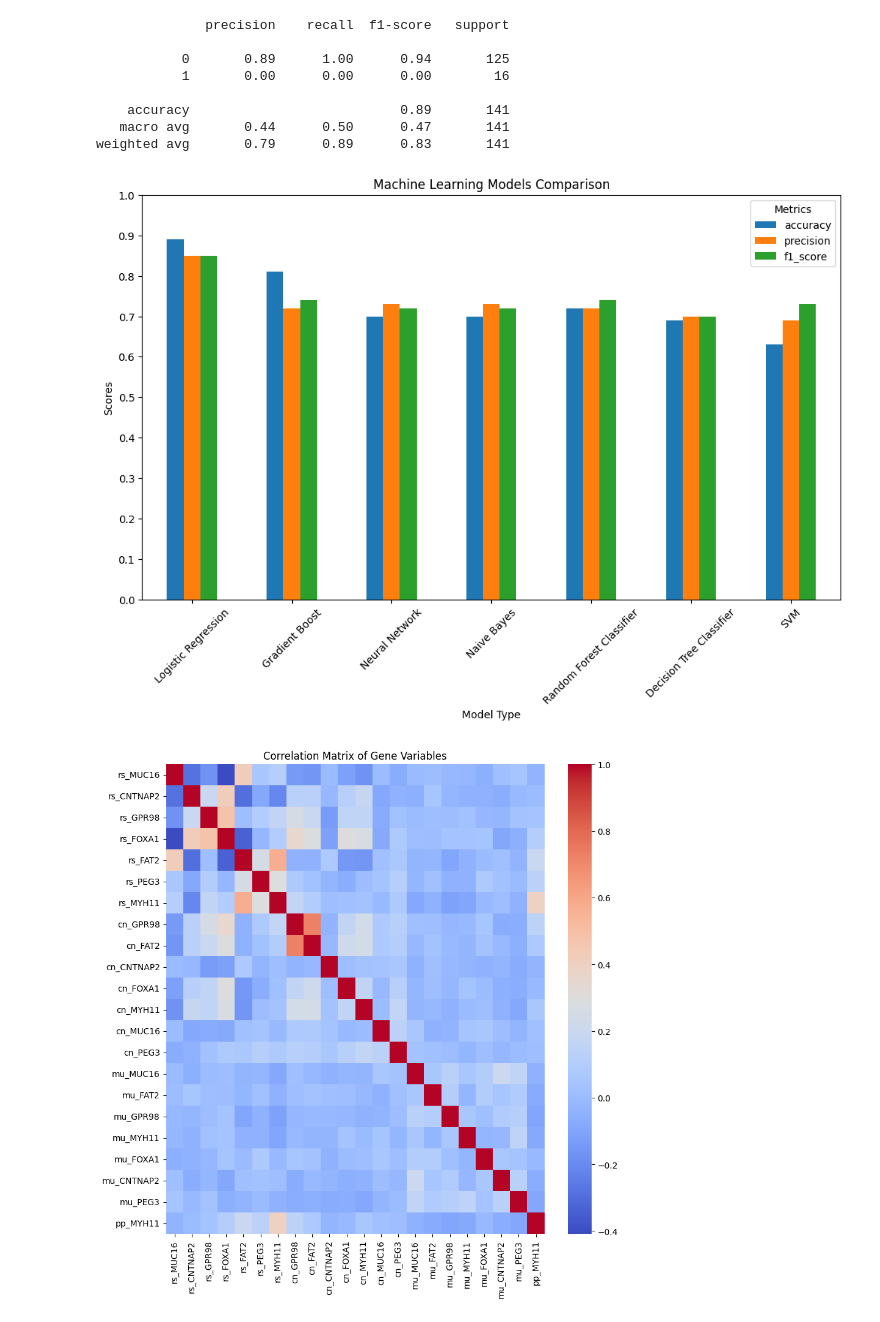
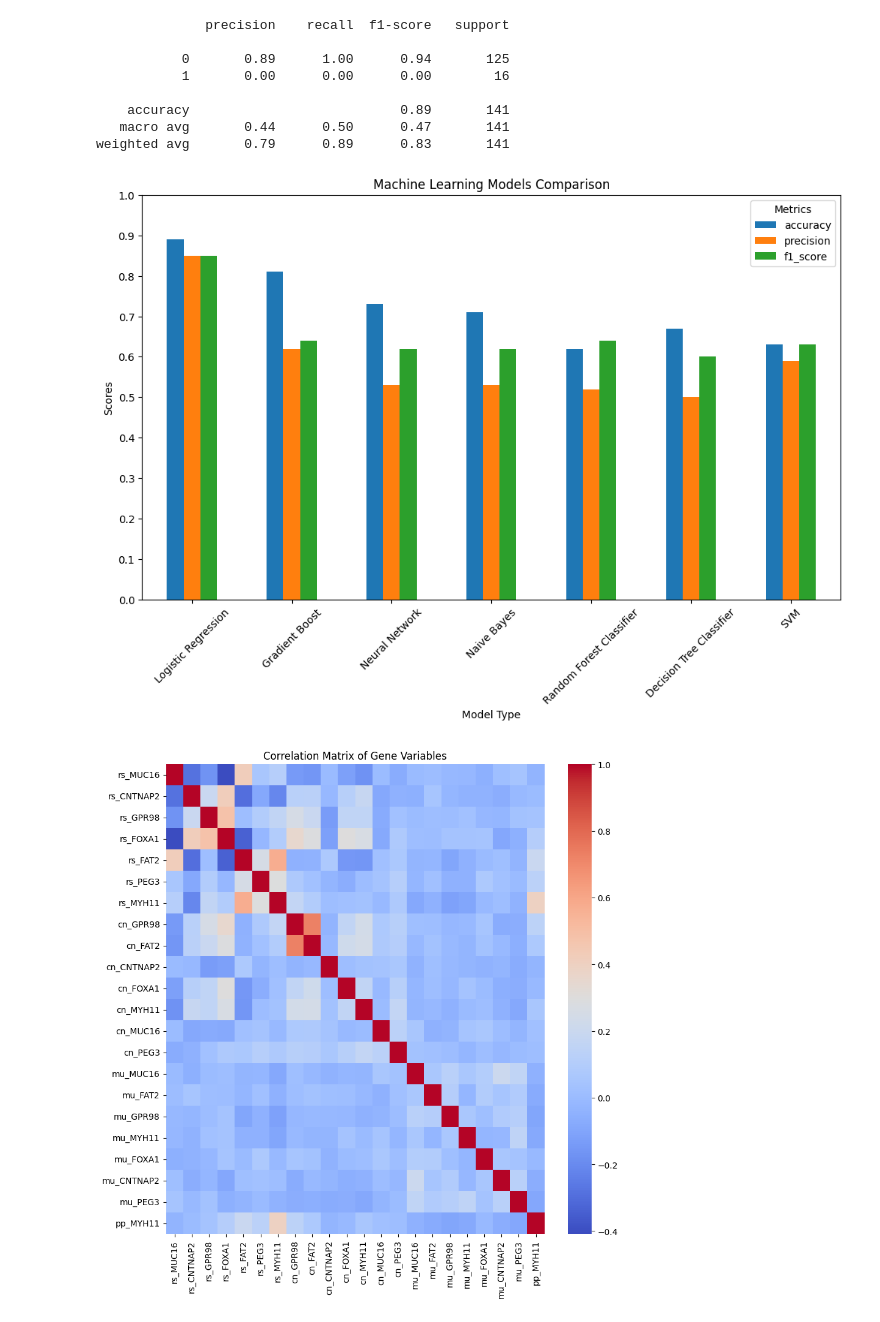
Before and after one commit to mehlu22/CSDS-458-Final-Project, a Jupyter notebook: final_code.ipynb, the cells around one changed output. Cells and saved outputs as stored; diff of their text form; code cells hidden in the pictures.

```diff
--- a/final_code.ipynb
+++ b/final_code.ipynb
@@ -359,30 +359,30 @@ weighted avg       0.79      0.89      0.83       141
 # %%
 # Need to change values as per final models metrics
 
 model_metrics = {
     'Logistic Regression': {'accuracy': 0.89, 'precision': 0.85, 'f1_score': 0.85},
-    'Gradient Boost': {'accuracy': 0.81, 'precision': 0.72, 'f1_score': 0.74},
-    'Neural Network': {'accuracy': 0.70, 'precision': 0.73, 'f1_score': 0.72},
-    'Naive Bayes': {'accuracy': 0.70, 'precision': 0.73, 'f1_score': 0.72},
-    'Random Forest Classifier': {'accuracy': 0.72, 'precision': 0.72, 'f1_score': 0.74},
-    'Decision Tree Classifier': {'accuracy': 0.69, 'precision': 0.70, 'f1_score': 0.70},
-    'SVM': {'accuracy': 0.63, 'precision': 0.69, 'f1_score': 0.73}
+    'Gradient Boost': {'accuracy': 0.81, 'precision': 0.62, 'f1_score': 0.64},
+    'Neural Network': {'accuracy': 0.73, 'precision': 0.53, 'f1_score': 0.62},
+    'Naive Bayes': {'accuracy': 0.71, 'precision': 0.53, 'f1_score': 0.62},
+    'Random Forest Classifier': {'accuracy': 0.62, 'precision': 0.52, 'f1_score': 0.64},
+    'Decision Tree Classifier': {'accuracy': 0.67, 'precision': 0.50, 'f1_score': 0.60},
+    'SVM': {'accuracy': 0.63, 'precision': 0.59, 'f1_score': 0.63}
 }
 
 df_metrics = pd.DataFrame(model_metrics).T
 
 # Plotting
 df_metrics.plot(kind='bar', figsize=(12, 7))
 plt.title('Machine Learning Models Comparison')
 plt.ylabel('Scores')
 plt.ylim(0,1)
 plt.yticks([i * 0.1 for i in range(11)])
 plt.xlabel('Model Type')
 plt.xticks(rotation=45)
 plt.legend(title='Metrics')
 plt.show()
 # %% [output]
-[figure, old version]
+[figure, new version]
 # %%
 corr_matrix = df_unique_genes.corr()
 
```
Also changed, not shown: parts of 7 cells of this notebook.
